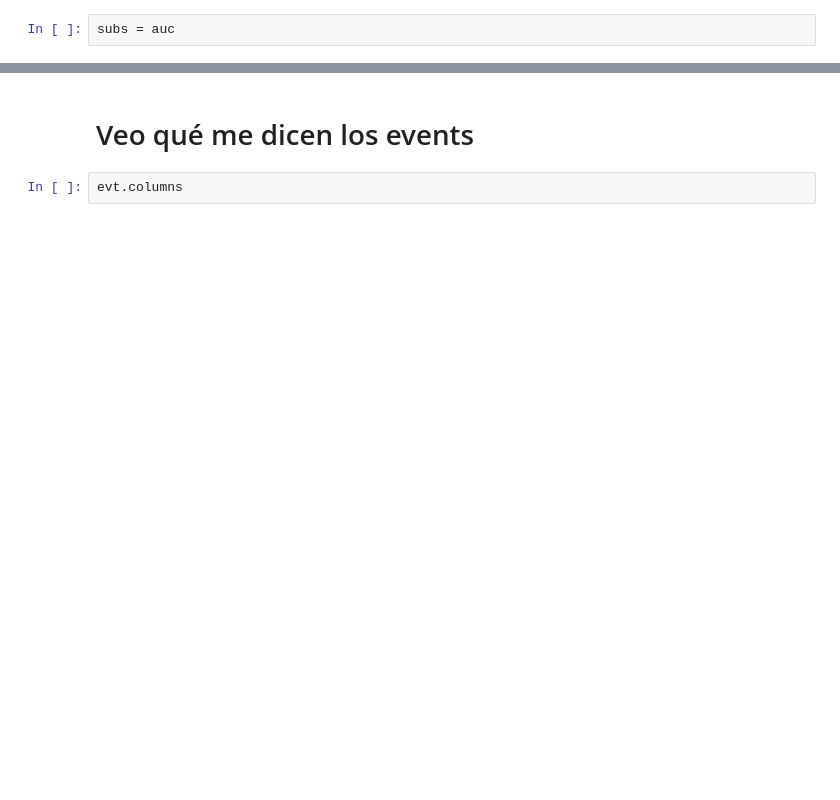
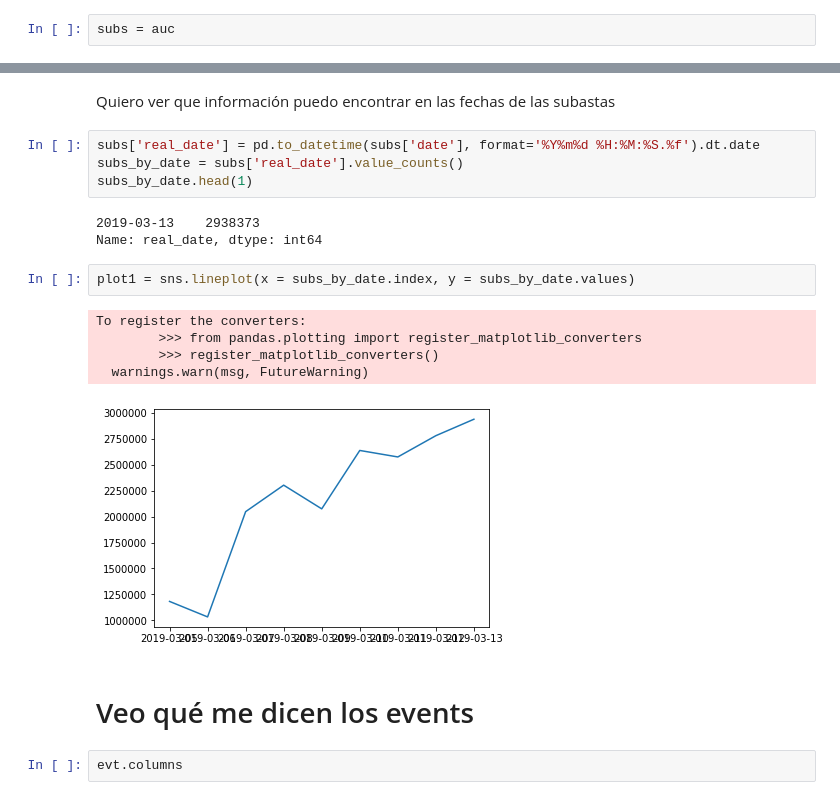
Before and after one commit to EscobarMariaSol/Organizacion-de-datos, a Jupyter notebook: TP1-Primeras-Pruebas.ipynb, the cells around one changed output, grey strips where cells are left out. Saved outputs shown, nothing was run; the diff lists cells and outputs as text; blank space fills up the shorter version.

```diff
--- a/TP1-Primeras-Pruebas.ipynb
+++ b/TP1-Primeras-Pruebas.ipynb
@@ -18,3 +27,20 @@ subs['source_id'].value_counts()
+# %% [markdown]
+Quiero ver que información puedo encontrar en las fechas de las subastas
+# %%
+subs['real_date'] = pd.to_datetime(subs['date'], format='%Y%m%d %H:%M:%S.%f').dt.date
+subs_by_date = subs['real_date'].value_counts()
+subs_by_date.head(1)
+# %% [output]
+2019-03-13    2938373
+Name: real_date, dtype: int64
+# %%
+plot1 = sns.lineplot(x = subs_by_date.index, y = subs_by_date.values)
+# %% [output]
+To register the converters:
+        >>> from pandas.plotting import register_matplotlib_converters
+        >>> register_matplotlib_converters()
+  warnings.warn(msg, FutureWarning)
+[figure, added]
 # %% [markdown]
 # Veo qué me dicen los events
 # %%
```
Also changed, not shown: parts of 14 cells of this notebook.
